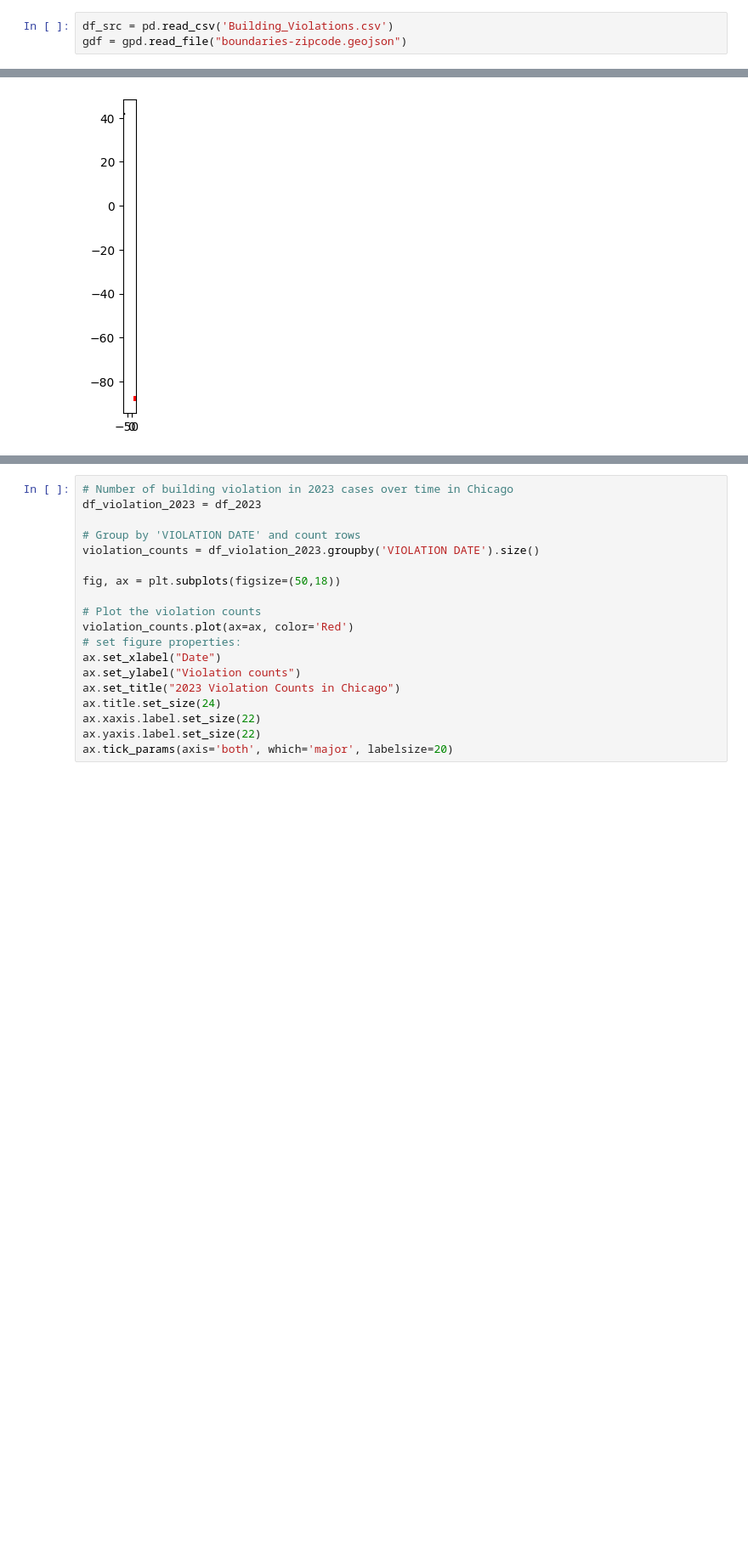
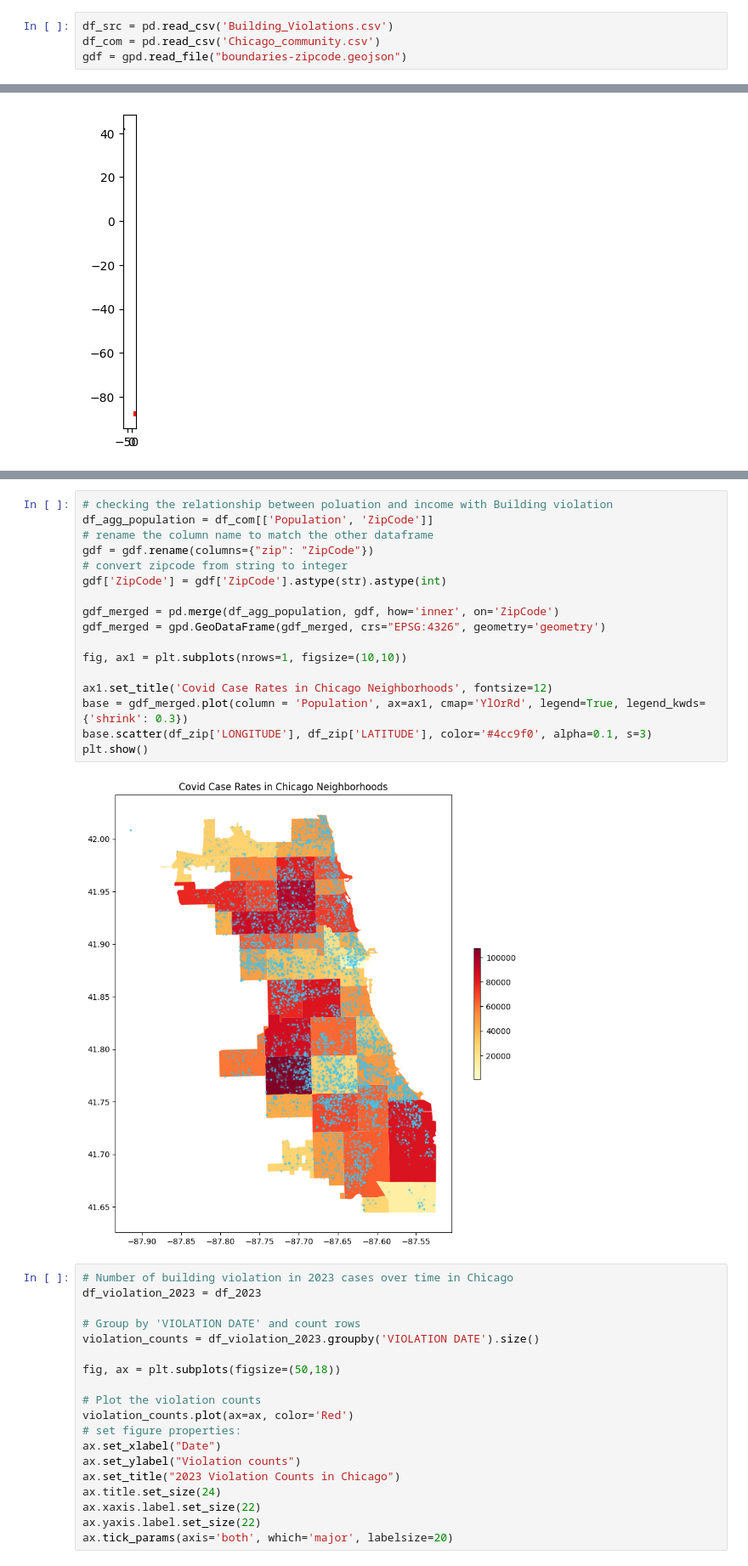
Before and after one commit to uic-cs424/assignment-2-chicago-bears, a Jupyter notebook: main.ipynb, the cells around one changed output, grey strips where cells are left out. Shown at 85% size. Cells and saved outputs as stored; diff of their text form; blank space fills up the shorter version.

```diff
--- a/main.ipynb
+++ b/main.ipynb
@@ -5,6 +5,7 @@ import numpy as np
 from matplotlib import pyplot as plt
 # %%
 df_src = pd.read_csv('Building_Violations.csv')
+df_com = pd.read_csv('Chicago_community.csv')
 gdf = gpd.read_file("boundaries-zipcode.geojson")
 # %%
 # check first 5 rows
@@ -168,3 +169,22 @@ plt.show()
+# %%
+# checking the relationship between poluation and income with Building violation
+df_agg_population = df_com[['Population', 'ZipCode']]
+# rename the column name to match the other dataframe
+gdf = gdf.rename(columns={"zip": "ZipCode"})
+# convert zipcode from string to integer
+gdf['ZipCode'] = gdf['ZipCode'].astype(str).astype(int)
+
+gdf_merged = pd.merge(df_agg_population, gdf, how='inner', on='ZipCode')
+gdf_merged = gpd.GeoDataFrame(gdf_merged, crs="EPSG:4326", geometry='geometry')
+
+fig, ax1 = plt.subplots(nrows=1, figsize=(10,10))
+
+ax1.set_title('Covid Case Rates in Chicago Neighborhoods', fontsize=12)
+base = gdf_merged.plot(column = 'Population', ax=ax1, cmap='YlOrRd', legend=True, legend_kwds={'shrink': 0.3})
+base.scatter(df_zip['LONGITUDE'], df_zip['LATITUDE'], color='#4cc9f0', alpha=0.1, s=3)
+plt.show()
+# %% [output]
+[figure, added]
 # %%
 # Number of building violation in 2023 cases over time in Chicago
 df_violation_2023 = df_2023
```
Also changed, not shown: parts of 2 cells of this notebook, 1 other file.
